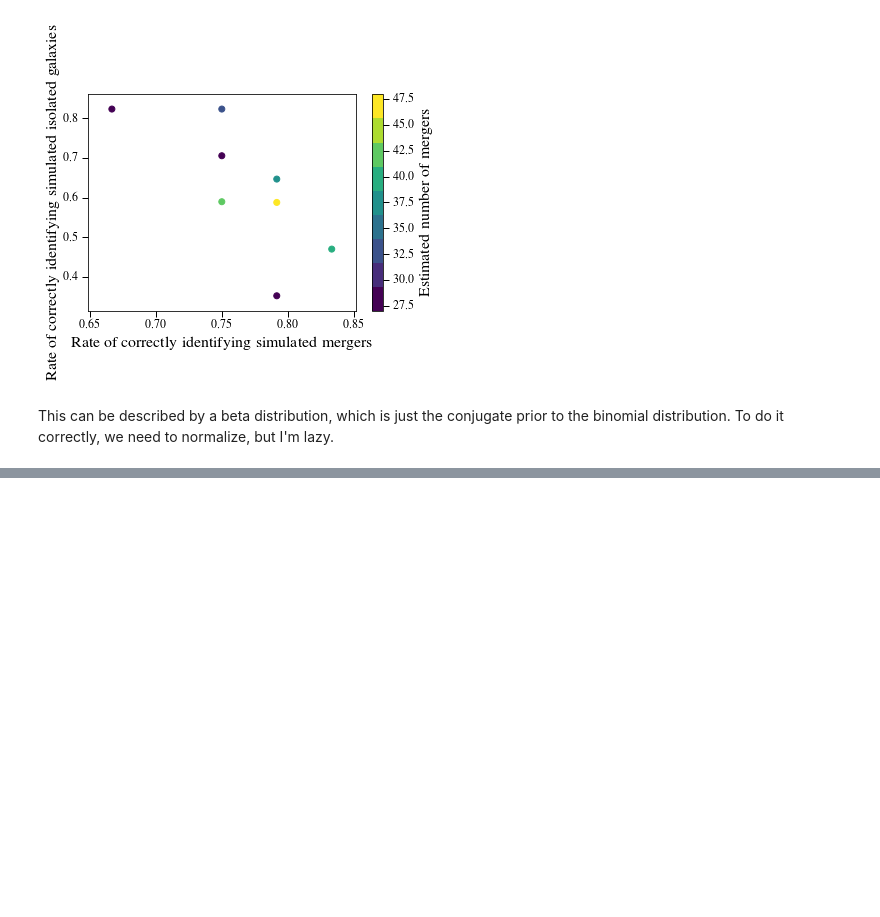
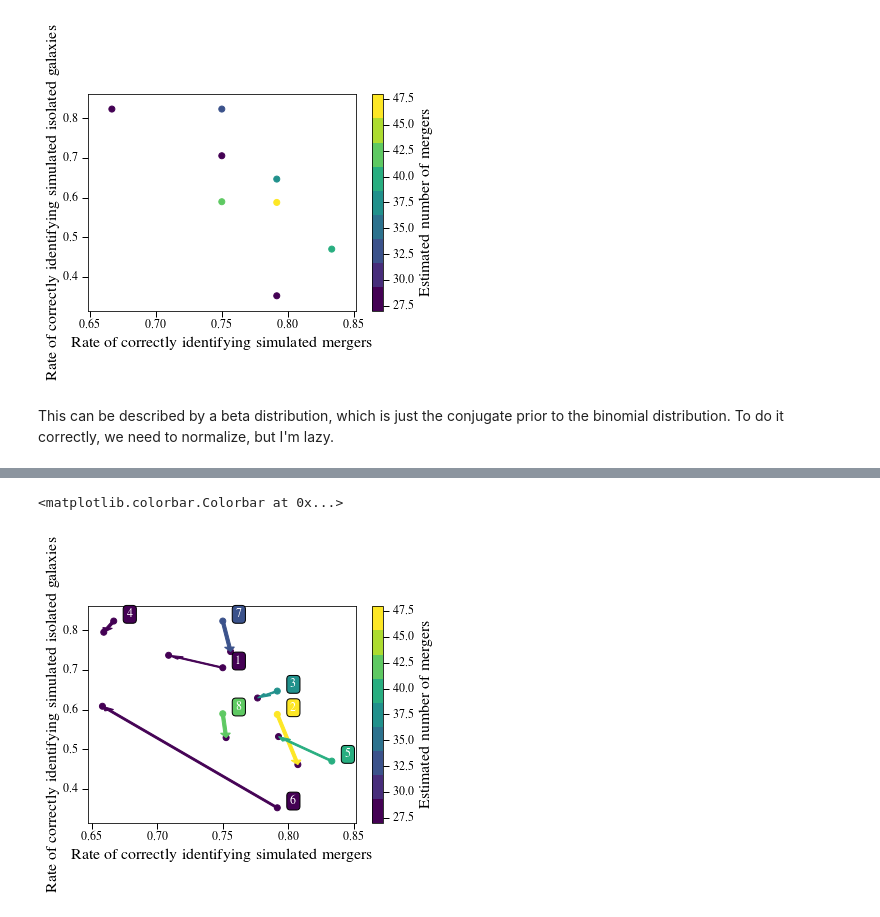
Before and after one commit to dncnwtts/merger_classification, a Jupyter notebook: classification_emcee.ipynb, the cells around one changed output, grey strips where cells are left out. Drawn from its saved outputs; the diff is of its cells as text; code cells hidden in the pictures; blank space fills up the shorter version.

```diff
--- a/classification_emcee.ipynb
+++ b/classification_emcee.ipynb
@@ -370,2 +318,26 @@ flat log prob shape: (31872,)
+# %%
+med = np.median(all_samples, axis=0)
+Bm, rs, lnL = med[0], med[1:-1], med[-1]
+
+rs, rps = np.split(rs, 2)
+
+drs = rs - rjs
+drjs = rps - rjps
+ci = (Bjs - Bjs.min())/(Bjs.max() - Bjs.min())
+plt.scatter(rjs, rjps, c=Bjs, cmap=cm)
+plt.scatter(rs, rps, c=Bm*np.ones_like(rs), cmap=cm, vmin=Bjs.min(), vmax=Bjs.max())
+for i in range(len(drs)):
+    plt.arrow(rjs[i], rjps[i], drs[i], drjs[i], color=cm(ci[i]), width=0.0025, length_includes_head=True)
+    plt.text(rjs[i] + 0.01, rjps[i] + 0.01, f'{i+1}', size=12, color='white',
+                     bbox=dict(boxstyle="round",
+                   fc = cm(ci[i])
+                   )
+)
+plt.xlabel(r'Rate of correctly identifying simulated mergers')
+plt.ylabel(r'Rate of correctly identifying simulated isolated galaxies')
+plt.colorbar(label='Estimated number of mergers')
+# %% [output]
+<matplotlib.colorbar.Colorbar at 0x...>
+[figure, added]
 # %%
 %reset -f
```
Also changed, not shown: parts of 6 cells of this notebook.
